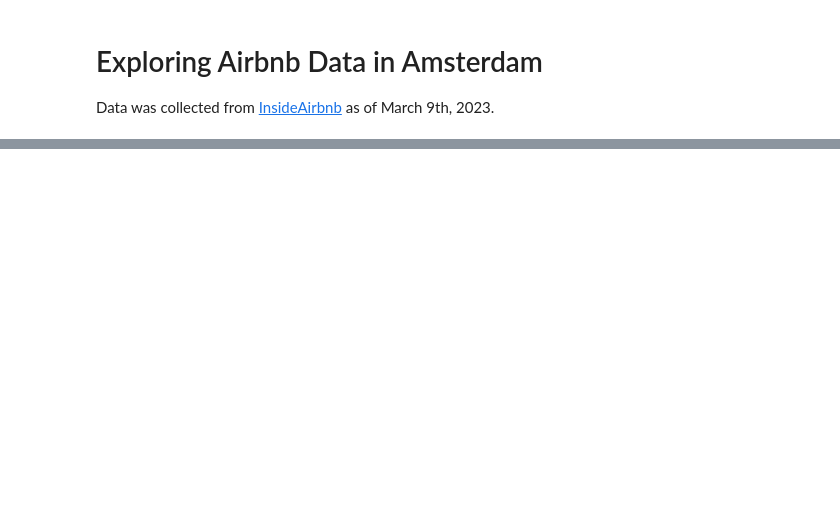
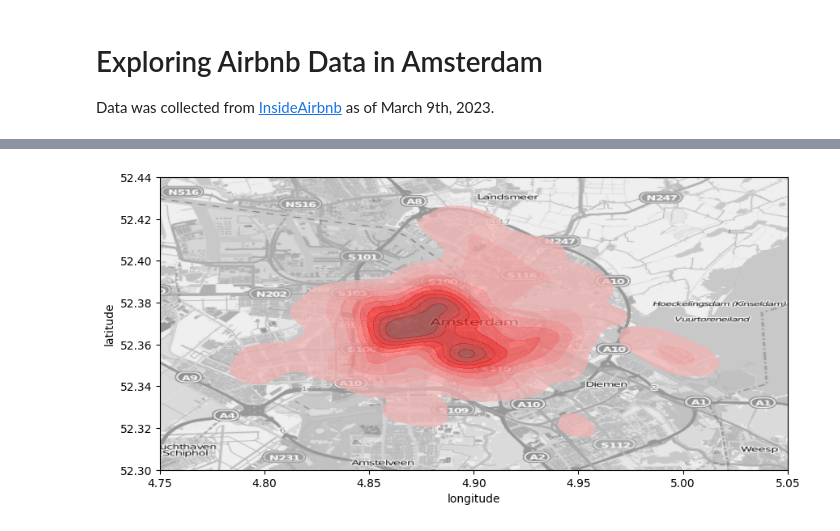
Before and after one commit to JuanesLamilla/explore_ams_airbnb, a Jupyter notebook: analysis.ipynb, the cells around one changed output, grey strips where cells are left out. Saved outputs shown, nothing was run; the diff lists cells and outputs as text; code cells hidden in the pictures; blank space fills up the shorter version.

```diff
--- a/analysis.ipynb
+++ b/analysis.ipynb
@@ -20,0 +42,21 @@ ams_list_df.head()
+# %%
+plt.figure(figsize=(10,8))
+# i = urllib.request.urlopen('https://upload.wikimedia.org/wikipedia/commons/c/c2/Map_NL_-_Amsterdam_-.png')
+# ams_city = plt.imread('https://upload.wikimedia.org/wikipedia/commons/c/c2/Map_NL_-_Amsterdam_-.png')
+
+map_img = plt.imread("data/image.png")
+
+
+plt.imshow(map_img,zorder=0,extent=[4.699, 5.125, 52.247, 52.496])
+
+# sns.kdeplot(
+#     data=listings_df, x="longitude", y="latitude", fill=True, alpha=0.5, color="red"
+# )
+sns.kdeplot(
+    data=listings_df, x="longitude", y="latitude", fill=True, alpha=0.7, color="red"
+)
+
+plt.axis([4.75, 5.05, 52.30, 52.44])
+plt.show()
+# %% [output]
+[figure, added]
```
Also changed, not shown: parts of 10 cells of this notebook, 2 other files.
